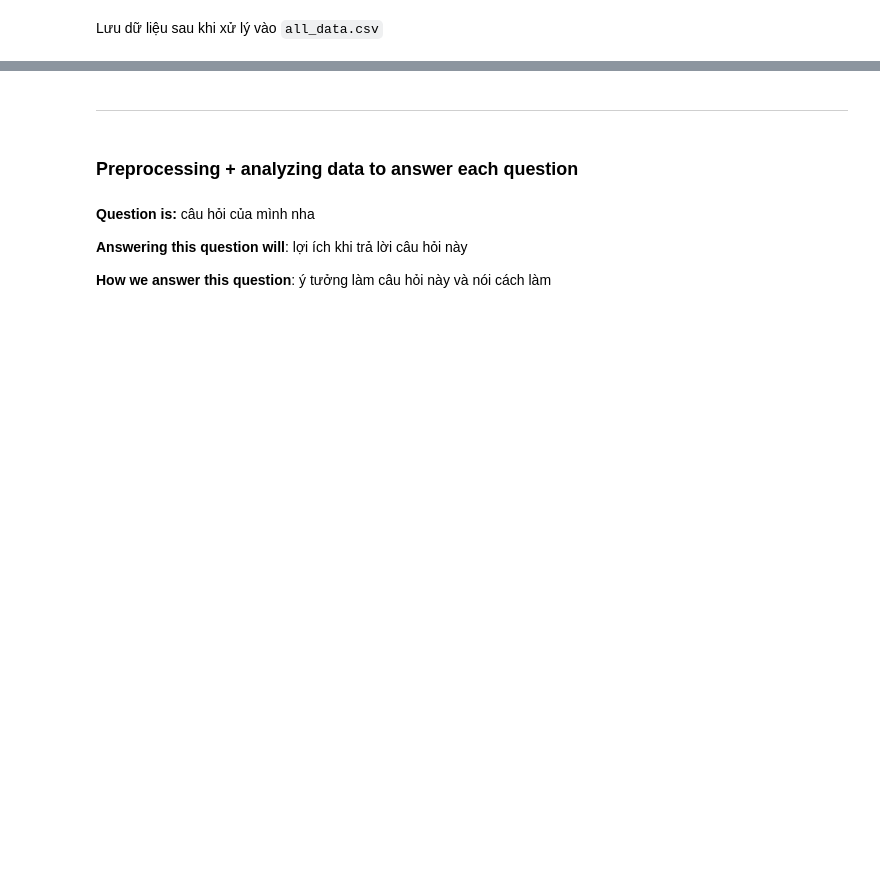
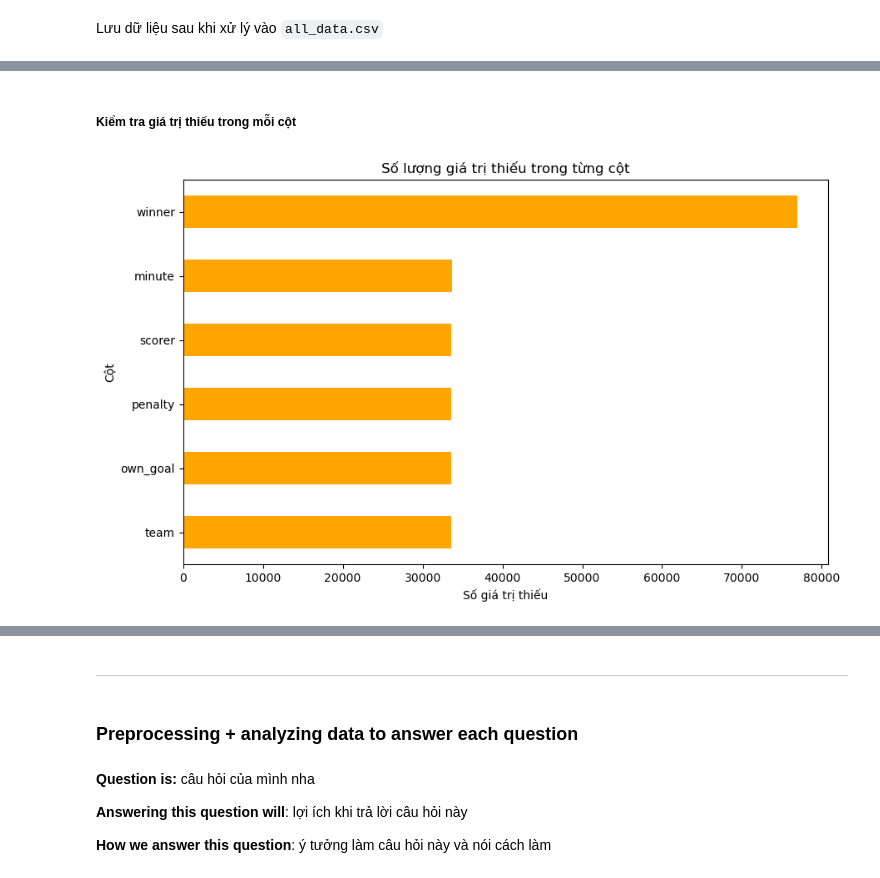
Before and after one commit to trgtanhh04/Programming4DS_Final, a Jupyter notebook: P4S.ipynb, the cells around one changed output, grey strips where cells are left out. Cells and saved outputs as stored; diff of their text form; code cells hidden in the pictures; blank space fills up the shorter version.

```diff
--- a/P4S.ipynb
+++ b/P4S.ipynb
@@ -546,0 +568,13 @@ merged_data.to_csv('Data/all_data.csv')
+# %% [markdown]
+##### Kiểm tra giá trị thiếu trong mỗi cột
+# %%
+# Biểu đồ giá trị thiếu trong mỗi cột
+missing_values = merged_data.isnull().sum()
+missing_values[missing_values > 0].sort_values().plot(kind='barh', figsize=(10, 6), color='orange')
+
+plt.title('Số lượng giá trị thiếu trong từng cột')
+plt.xlabel('Số giá trị thiếu')
+plt.ylabel('Cột')
+plt.show()
+# %% [output]
+[figure, added]
```
Also changed, not shown: parts of 7 cells of this notebook.
